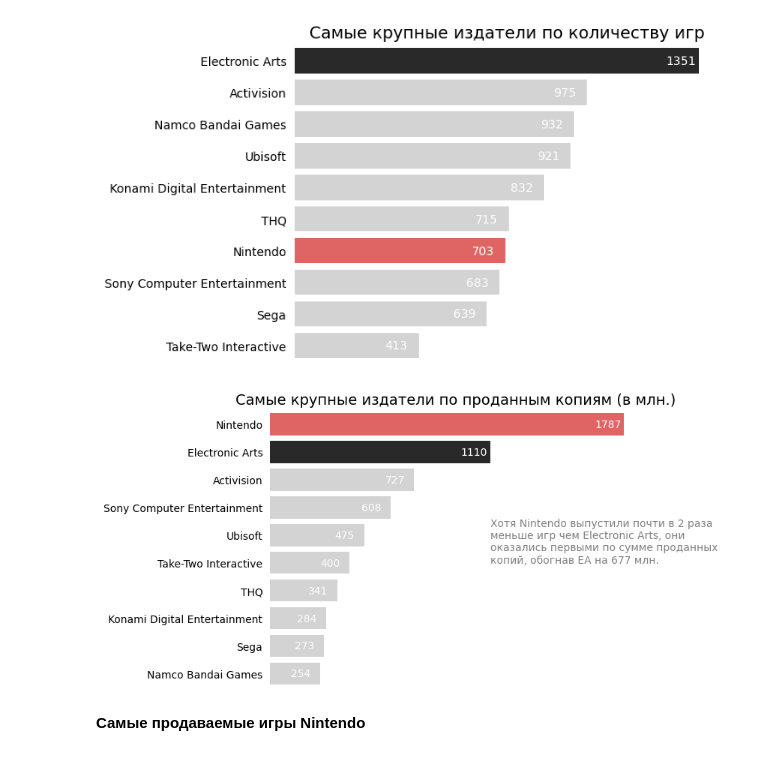
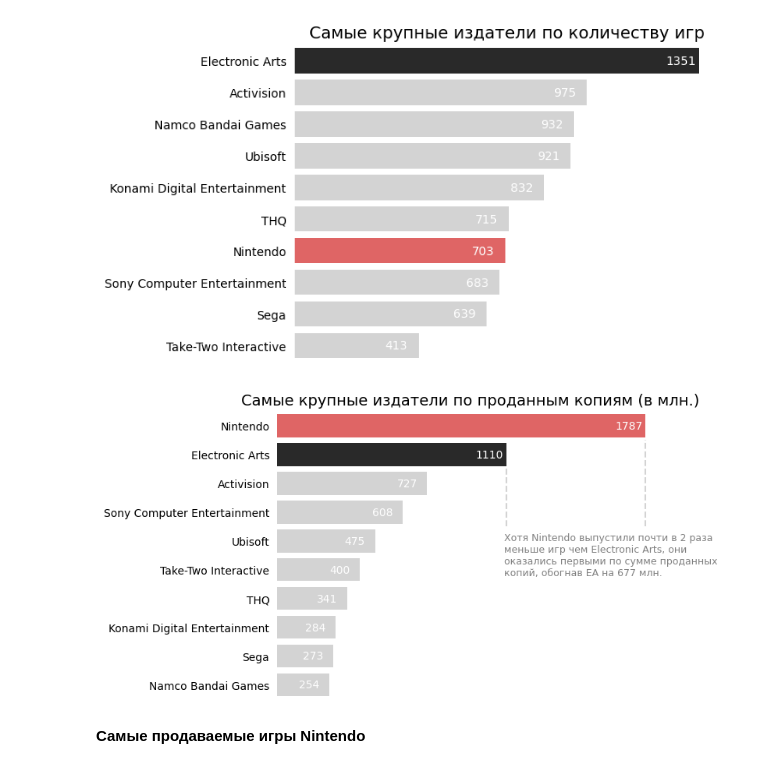
Before and after one commit to ekhavronina/data_analytics, a Jupyter notebook: video_games/video_game_sales_reboot.ipynb, the cells around one changed output. Cells and saved outputs as stored; diff of their text form; code cells hidden in the pictures.

```diff
--- a/video_games/video_game_sales_reboot.ipynb
+++ b/video_games/video_game_sales_reboot.ipynb
@@ -311,35 +309,37 @@ plt.show()
 # %%
 publishers_global_sales = (publishers_sales[['Publisher', 'Global_Sales']]
                            .sort_values('Global_Sales', ascending=False)
                            .head(10)
                           )
 
 plt_text = """
 Хотя Nintendo выпустили почти в 2 раза
 меньше игр чем Electronic Arts, они
 оказались первыми по сумме проданных
 копий, обогнав EA на 677 млн."""
 
 
 ax = sns.barplot(data=publishers_global_sales,
                  x=publishers_global_sales['Global_Sales'].apply(round),
                  y=publishers_global_sales['Publisher'],
                  orient='h',
                  palette=set_custom_palette(publishers_global_sales['Publisher'], nintendo_ea_palette)
            )
 
 
 ax.bar_label(ax.containers[0], padding=-28, color='white')
 ax.set_xticks([])
-ax.text(1110, 5, plt_text, color='grey')       # добавляем текст
+ax.text(1100, 5.2, plt_text, color='grey', size=9)                   # добавляем текст
 sns.despine(left=True, bottom=True)
 plt.title('Самые крупные издатели по проданным копиям (в млн.)', fontdict={'fontsize': 14})
+plt.axvline(x=1110, ymin=0.6, ymax=0.8, ls='--', color='lightgrey')  # добавляем пунктир
+plt.axvline(x=1787, ymin=0.6, ymax=0.9, ls='--', color='lightgrey')
 plt.xlabel(None)
 plt.ylabel(None)
 
 plt.show()
 # %% [output]
-[figure, old version]
+[figure, new version]
 # %% [markdown]
 <b>Самые продаваемые игры Nintendo</b>
 # %%
```
Also changed, not shown: parts of 18 cells of this notebook.
